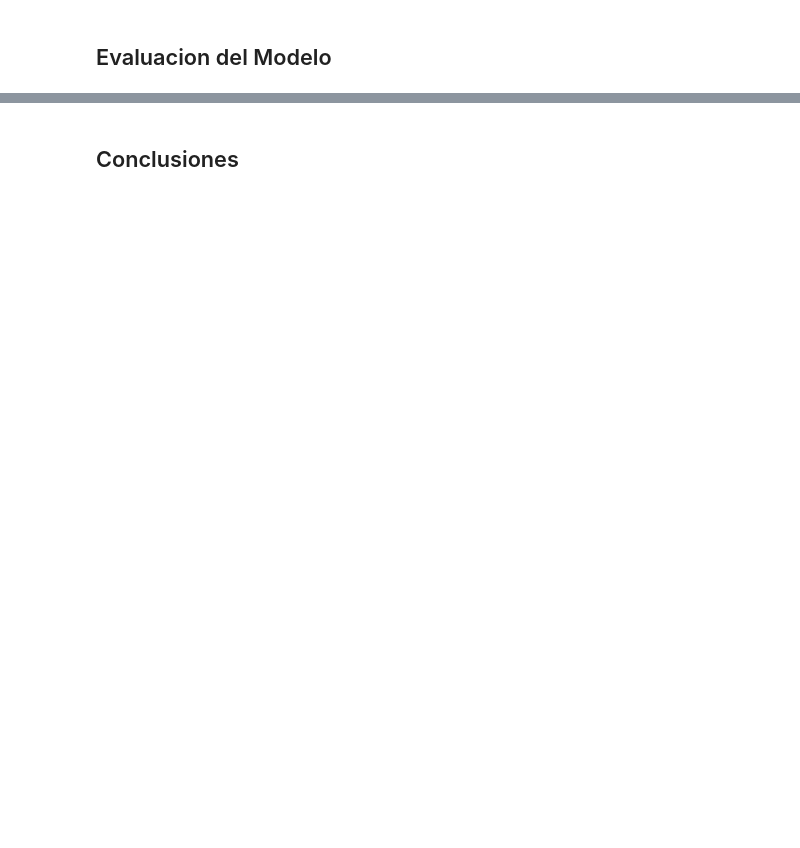
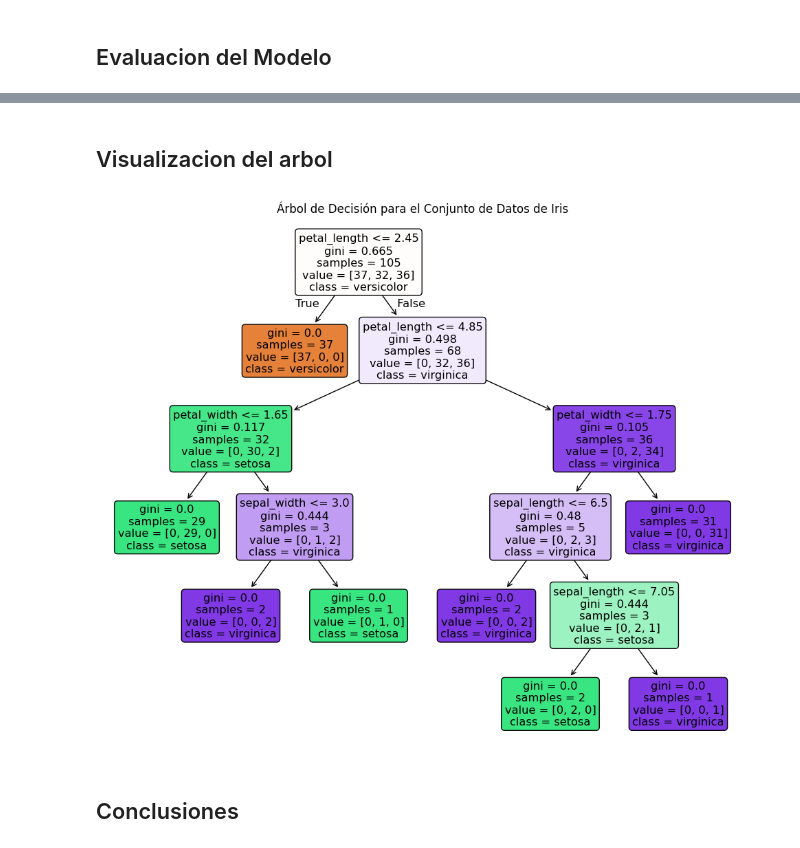
Before and after one commit to Lons0G/Decision-Tree, a Jupyter notebook: Decision_Tree.ipynb, the cells around one changed output, grey strips where cells are left out. Drawn from its saved outputs; the diff is of its cells as text; code cells hidden in the pictures; blank space fills up the shorter version.

```diff
--- a/Decision_Tree.ipynb
+++ b/Decision_Tree.ipynb
@@ -258,2 +275,12 @@ plt.show()
+# %% [markdown]
+## Visualizacion del arbol
+# %%
+# Visualizar el árbol de decisión
+plt.figure(figsize=(12, 10))
+plot_tree(clf, feature_names = iris_names, class_names = target_names, filled=True, rounded=True)
+plt.title("Árbol de Decisión para el Conjunto de Datos de Iris")
+plt.show()
+# %% [output]
+[figure, added]
 # %% [markdown]
 ## Conclusiones
```
Also changed, not shown: parts of 6 cells of this notebook.
